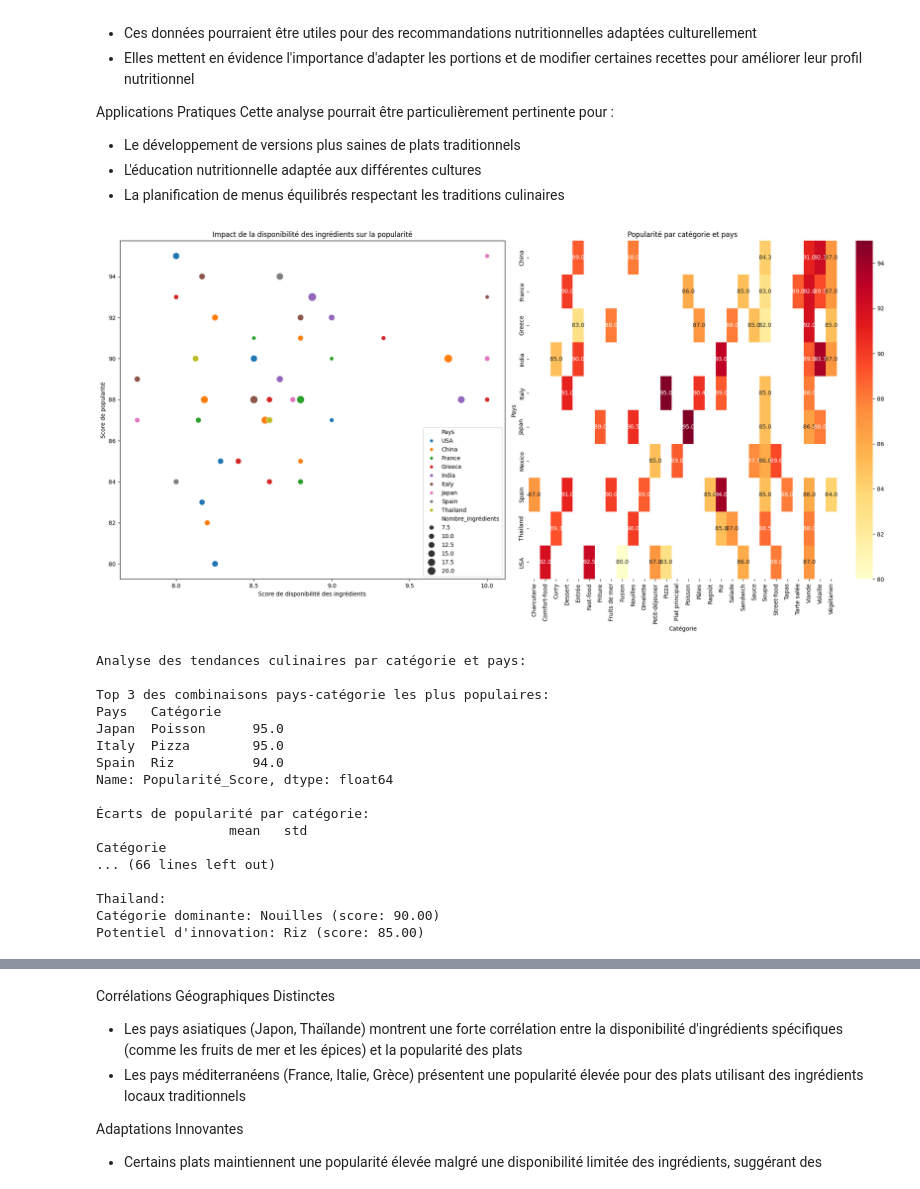
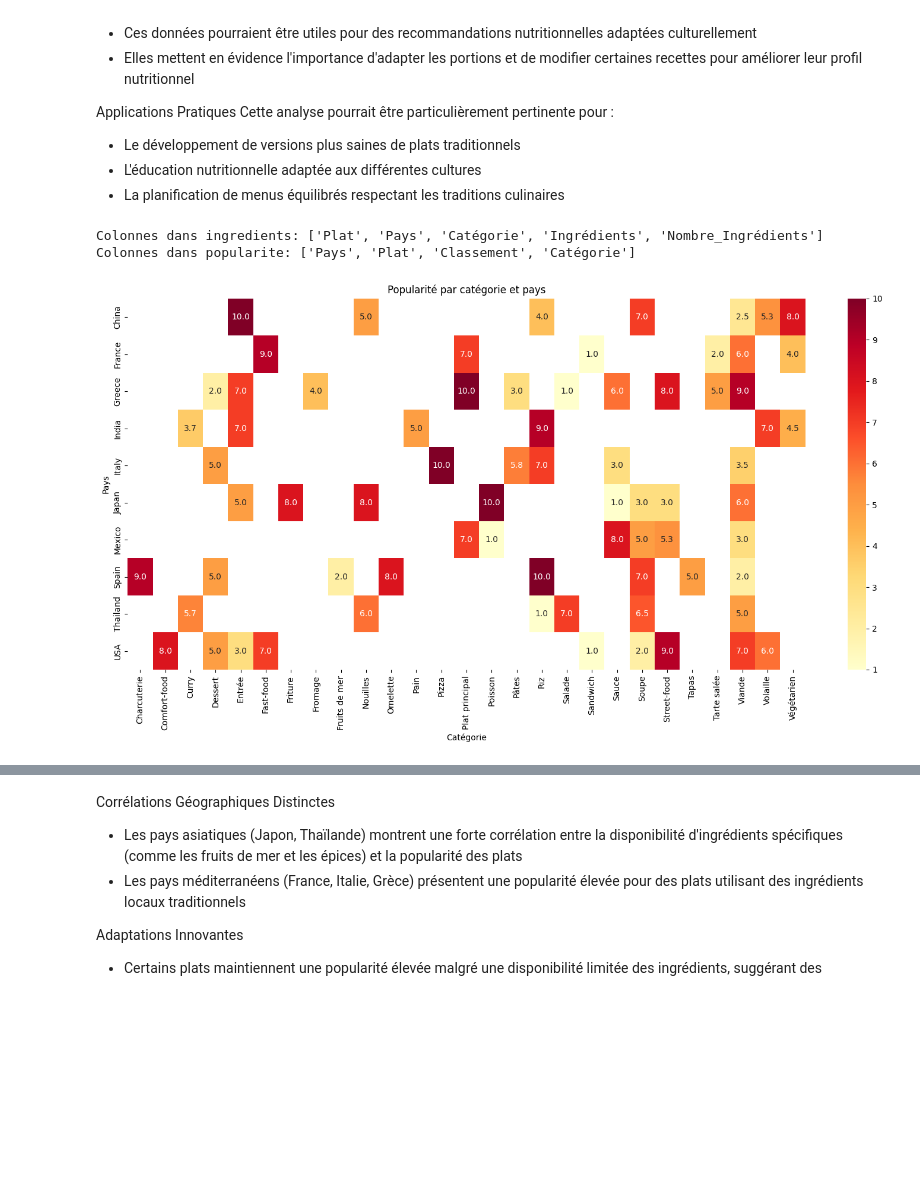
Before and after one commit to ludoveltz/hackaton_projet_W3D5, a Jupyter notebook: 7. Questions_clés.ipynb, the cells around one changed output, grey strips where cells are left out. Drawn from its saved outputs; the diff is of its cells as text; code cells hidden in the pictures; blank space fills up the shorter version.

```diff
--- a/7. Questions_clés.ipynb
+++ b/7. Questions_clés.ipynb
@@ -328,10 +495,14 @@ import matplotlib.pyplot as plt
 import seaborn as sns
 
 # Lecture des fichiers
-disponibilite = pd.read_csv("/Users/ludovicveltz/Documents/Bootcamp_GENAI_2025/Crashcourse/hackaton_projet_W3D5/DATASET/disponibilite_ingredients.csv", index_col=0)
-ingredients = pd.read_csv("/Users/ludovicveltz/Documents/Bootcamp_GENAI_2025/Crashcourse/hackaton_projet_W3D5/DATASET/plats_populaires_ingredients.csv")
-popularite = pd.read_csv("/Users/ludovicveltz/Documents/Bootcamp_GENAI_2025/Crashcourse/hackaton_projet_W3D5/DATASET/plats_populaires_mondial.csv")
-preferences = pd.read_csv("/Users/ludovicveltz/Documents/Bootcamp_GENAI_2025/Crashcourse/hackaton_projet_W3D5/DATASET/Food_Preferences.csv")
+disponibilite = pd.read_csv("DATASET/disponibilite_ingredients.csv", index_col=0)
+ingredients = pd.read_csv("DATASET/plats_populaires_ingredients.csv")
+popularite = pd.read_csv("DATASET/plats_populaires_mondial.csv")
+preferences = pd.read_csv("DATASET/Food_Preferences.csv")
+
+# Vérifions d'abord la structure des DataFrames
+print("Colonnes dans ingredients:", ingredients.columns.tolist())
+print("Colonnes dans popularite:", popularite.columns.tolist())
 
 # Dictionnaire de mapping pour harmoniser les noms des pays
 pays_mapping = {
@@ -350,68 +521,52 @@ pays_mapping = {
 
 # Harmonisation des noms de pays
 popularite['Pays'] = popularite['Pays'].map(pays_mapping)
-ingredients['Pays'] = ingredients['Pays'].map(pays_mapping)
+
+# Création d'un score de popularité basé sur le classement (inverse du classement)
+popularite['Popularité_Score'] = popularite.groupby('Pays')['Classement'].transform(lambda x: (max(x) - x + 1) / max(x) * 10)
 
 # Création de la figure
-plt.figure(figsize=(20, 10))
+plt.figure(figsize=(15, 8))
 
-# 1. Relation disponibilité-popularité par pays
-plt.subplot(1, 2, 1)
-sns.scatterplot(data=df_complet.dropna(),
-                x='Score_Disponibilite',
-                y='Popularité_Score',
-                hue='Pays',
-                size='Nombre_Ingrédients',
-                sizes=(50, 200))
-plt.title('Impact de la disponibilité des ingrédients sur la popularité')
-plt.xlabel('Score de disponibilité des ingrédients')
-plt.ylabel('Score de popularité')
-
-# 2. Heatmap des catégories populaires
-plt.subplot(1, 2, 2)
-popularite_categorie = popularite.groupby(['Pays', 'Catégorie'])['Popularité_Score'].mean().unstack()
+# Heatmap des catégories populaires
+popularite_categorie = popularite.pivot_table(
+    values='Popularité_Score',
+    index='Pays',
+    columns='Catégorie',
+    aggfunc='mean'
+)
 sns.heatmap(popularite_categorie, annot=True, cmap='YlOrRd', fmt='.1f')
 plt.title('Popularité par catégorie et pays')
-
 plt.tight_layout()
 plt.show()
 
 # Analyse statistique
 print("\nAnalyse des tendances culinaires par catégorie et pays:")
 
 # Top 3 des combinaisons pays-catégorie les plus populaires
 top_combinations = popularite.groupby(['Pays', 'Catégorie'])['Popularité_Score'].mean().sort_values(ascending=False)
 print("\nTop 3 des combinaisons pays-catégorie les plus populaires:")
 print(top_combinations.head(3))
 
 # Analyse des écarts de popularité par catégorie
 ecarts_categorie = popularite.groupby('Catégorie')['Popularité_Score'].agg(['mean', 'std']).round(2)
 print("\nÉcarts de popularité par catégorie:")
 print(ecarts_categorie)
 
-# Cette analyse pourrait être particulièrement intéressante pour votre projet de Vision Prospective
+# Analyse des tendances pour la Vision Prospective
 print("\nImplications pour la Vision Prospective:")
 for pays in popularite['Pays'].unique():
     tendances = popularite[popularite['Pays'] == pays].groupby('Catégorie')['Popularité_Score'].mean().sort_values(ascending=False)
     print(f"\n{pays}:")
     print(f"Catégorie dominante: {tendances.index[0]} (score: {tendances.iloc[0]:.2f})")
-    print(f"Potentiel d'innovation: {tendances.index[-1]} (score: {tendances.iloc[-1]:.2f})")
+    if len(tendances) > 1:
+        print(f"Potentiel d'innovation: {tendances.index[-1]} (score: {tendances.iloc[-1]:.2f})")
+
+# Analyse supplémentaire des catégories par pays
+print("\nRépartition des catégories par pays:")
+categorie_pays = popularite.groupby(['Pays', 'Catégorie']).size().unstack(fill_value=0)
+print(categorie_pays)
 # %% [output]
+Colonnes dans ingredients: ['Plat', 'Pays', 'Catégorie', 'Ingrédients', 'Nombre_Ingrédients']
+Colonnes dans popularite: ['Pays', 'Plat', 'Classement', 'Catégorie']
-[figure, old version]
+[figure, new version]
-Analyse des tendances culinaires par catégorie et pays:
-
-Top 3 des combinaisons pays-catégorie les plus populaires:
-Pays   Catégorie
-Japan  Poisson      95.0
-Italy  Pizza        95.0
-Spain  Riz          94.0
-Name: Popularité_Score, dtype: float64
-
-Écarts de popularité par catégorie:
-                 mean   std
-Catégorie
-... (66 lines left out)
-
-Thailand:
-Catégorie dominante: Nouilles (score: 90.00)
-Potentiel d'innovation: Riz (score: 85.00)
```
Also changed, not shown: parts of 7 cells of this notebook, 2 other files.
